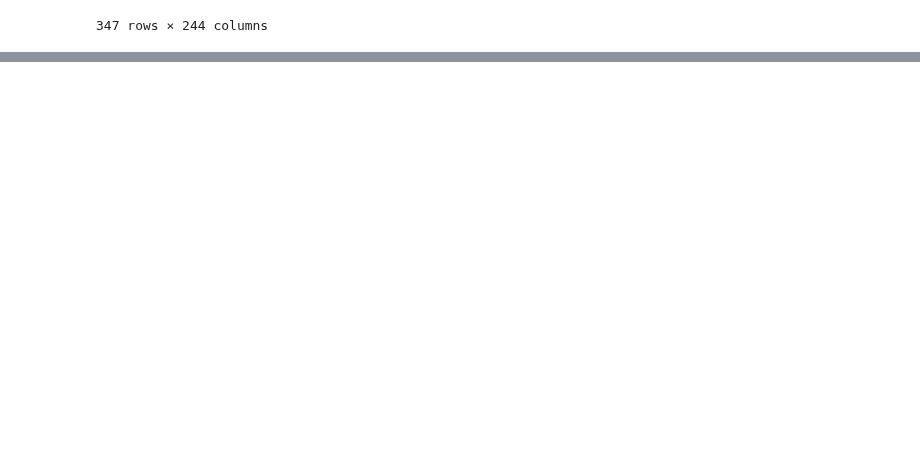
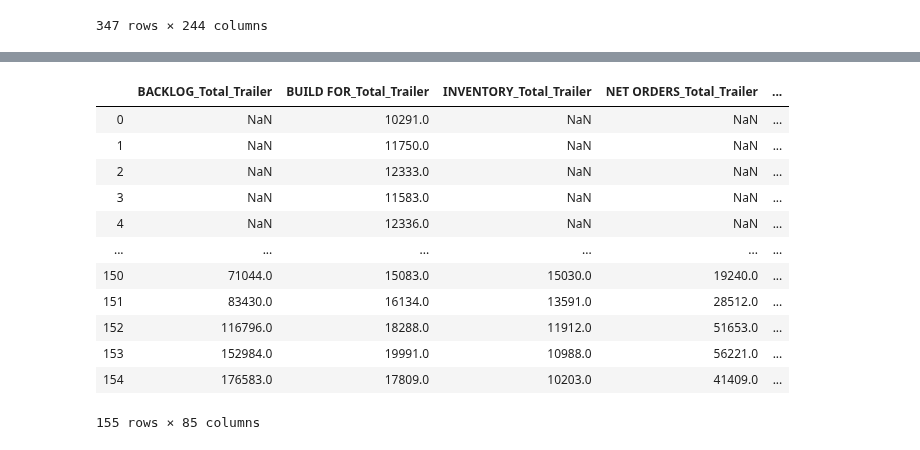
Before and after one commit to rnair7163/LabelMaster_Sales_Forecasting, a Jupyter notebook: trucking_database.ipynb, the cells around one changed output, grey strips where cells are left out. Cells and saved outputs as stored; diff of their text form; code cells hidden in the pictures; blank space fills up the shorter version.

Commit message:
completed monthly data merging

```diff
--- a/trucking_database.ipynb
+++ b/trucking_database.ipynb
@@ -917,0 +919,20 @@ new_df.to_csv('external_monthly_data.csv')
+# %%
+df_dict = {}
+for i in sheet_list:
+    df_dict[i] = pd.read_excel(open('indicators_trailers_2008.xlsx', 'rb'), sheet_name=i)
+    df_dict[i].columns = df_dict[i].iloc[0, :]
+    df_dict[i] = df_dict[i].drop(index=0, axis=0)
+    df_dict[i] = df_dict[i].replace('\s*', np.nan, regex=True)
+    df_dict[i] = df_dict[i].dropna(how='all', axis=1)
+    df_dict[i] = df_dict[i].rename(columns={pd.NaT: 'Date'})
+    new_names = []
+    for j in df_dict[i].columns:
+        new_names.append(j + '_' + i)
+    df_dict[i].columns = new_names
+    df_dict[i] = df_dict[i].rename(columns={'Date'+ '_' + i: 'Date'})
+# %%
+df_list = [df_dict[i] for i in df_dict.keys()]
+# %%
+from functools import partial, reduce
+merge = partial(pd.merge, on='Date', how='inner')
+dfs = reduce(merge, df_list)
@@ -917,0 +955,24 @@ new_df.to_csv('external_monthly_data.csv')
+# %%
+import re
+y_m = []
+for i in dfs['Date'].astype(str):
+    y_m.append(''.join(re.findall('\d{4}-\d{2}', i)))
+
+dfs['Year_Month'] = pd.Series(y_m)
+dfs = dfs.drop('Date', axis=1)
+# %%
+dfs
+# %% [output]
+|  | BACKLOG_Total_Trailer | BUILD FOR_Total_Trailer | INVENTORY_Total_Trailer | NET ORDERS_Total_Trailer | ... |
+| 0 | NaN | 10291.0 | NaN | NaN | ... |
+| 1 | NaN | 11750.0 | NaN | NaN | ... |
+| 2 | NaN | 12333.0 | NaN | NaN | ... |
+| 3 | NaN | 11583.0 | NaN | NaN | ... |
+| 4 | NaN | 12336.0 | NaN | NaN | ... |
+| ... | ... | ... | ... | ... | ... |
+| 150 | 71044.0 | 15083.0 | 15030.0 | 19240.0 | ... |
+| 151 | 83430.0 | 16134.0 | 13591.0 | 28512.0 | ... |
+| 152 | 116796.0 | 18288.0 | 11912.0 | 51653.0 | ... |
+| 153 | 152984.0 | 19991.0 | 10988.0 | 56221.0 | ... |
+| 154 | 176583.0 | 17809.0 | 10203.0 | 41409.0 | ... |
+155 rows × 85 columns
```
Also changed, not shown: parts of 8 cells of this notebook.
